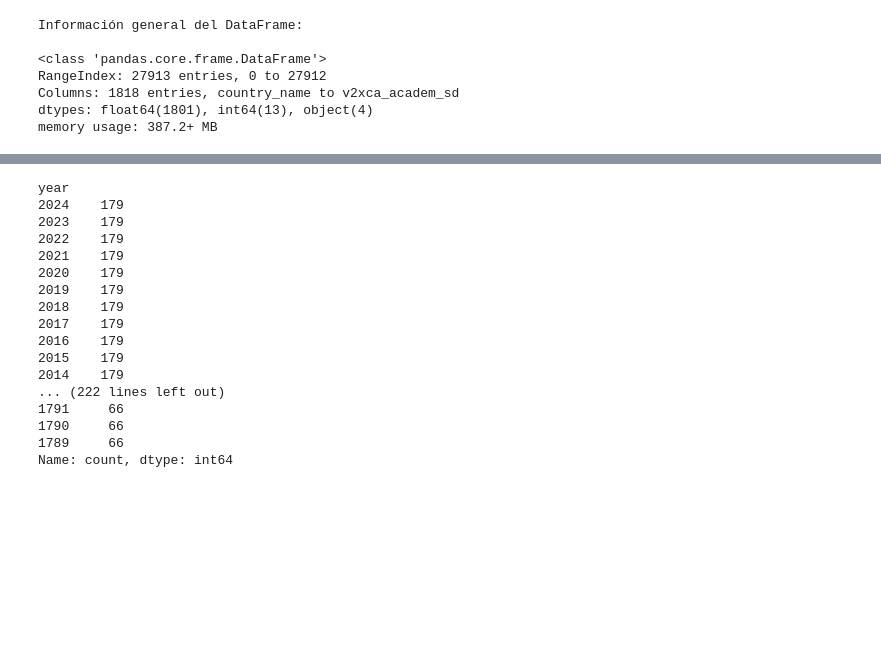
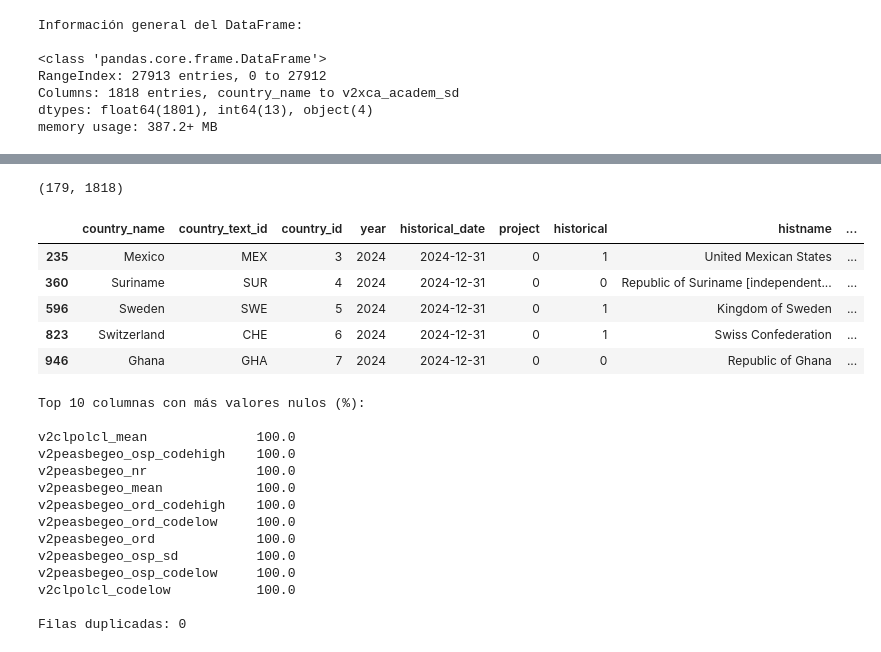
Before and after one commit to fernandezelias/VDem_Democracy_Clustering, a Jupyter notebook: notebooks/01_exploracion.ipynb, the cells around one changed output, grey strips where cells are left out. Cells and saved outputs as stored; diff of their text form; code cells hidden in the pictures; blank space fills up the shorter version.

```diff
--- a/notebooks/01_exploracion.ipynb
+++ b/notebooks/01_exploracion.ipynb
@@ -157,21 +135,41 @@ array([1789, 1790, 1791, 1792, 1793, 1794, 1795, 1796, 1797, 1798, 1799,
 # %%
-pd.set_option('display.max_rows', None)
-df['year'].value_counts().sort_index(ascending=False)
+# Se filtra por el año más reciente disponible
+df_2024 = df[df['year'] == 2024].copy()
+print(df_2024.shape)
+df_2024.head()
 # %% [output]
-year
-2024    179
-2023    179
-2022    179
-2021    179
-2020    179
-2019    179
-2018    179
-2017    179
-2016    179
-2015    179
-2014    179
-... (222 lines left out)
-1791     66
-1790     66
-1789     66
-Name: count, dtype: int64
+(179, 1818)
+|  | country_name | country_text_id | country_id | year | historical_date | project | historical | histname | ... |
+| 235 | Mexico | MEX | 3 | 2024 | 2024-12-31 | 0 | 1 | United Mexican States | ... |
+| 360 | Suriname | SUR | 4 | 2024 | 2024-12-31 | 0 | 0 | Republic of Suriname [independent... | ... |
+| 596 | Sweden | SWE | 5 | 2024 | 2024-12-31 | 0 | 1 | Kingdom of Sweden | ... |
+| 823 | Switzerland | CHE | 6 | 2024 | 2024-12-31 | 0 | 1 | Swiss Confederation | ... |
+| 946 | Ghana | GHA | 7 | 2024 | 2024-12-31 | 0 | 0 | Republic of Ghana | ... |
+# %%
+# --- Calidad de datos ---
+
+# Conteo de valores nulos por columna
+nulos = df_2024.isnull().sum().sort_values(ascending=False)
+
+print("Top 10 columnas con más valores nulos (%):\n")
+nulos_pct = (nulos / len(df_2024)) * 100
+print(nulos_pct.head(10).round(2).to_string())
+
+# Filas duplicadas
+duplicados = df_2024.duplicated().sum()
+print(f"\nFilas duplicadas: {duplicados}")
+# %% [output]
+Top 10 columnas con más valores nulos (%):
+
+v2clpolcl_mean              100.0
+v2peasbegeo_osp_codehigh    100.0
+v2peasbegeo_nr              100.0
+v2peasbegeo_mean            100.0
+v2peasbegeo_ord_codehigh    100.0
+v2peasbegeo_ord_codelow     100.0
+v2peasbegeo_ord             100.0
+v2peasbegeo_osp_sd          100.0
+v2peasbegeo_osp_codelow     100.0
+v2clpolcl_codelow           100.0
+
+Filas duplicadas: 0
```
Also changed, not shown: parts of 7 cells of this notebook.
